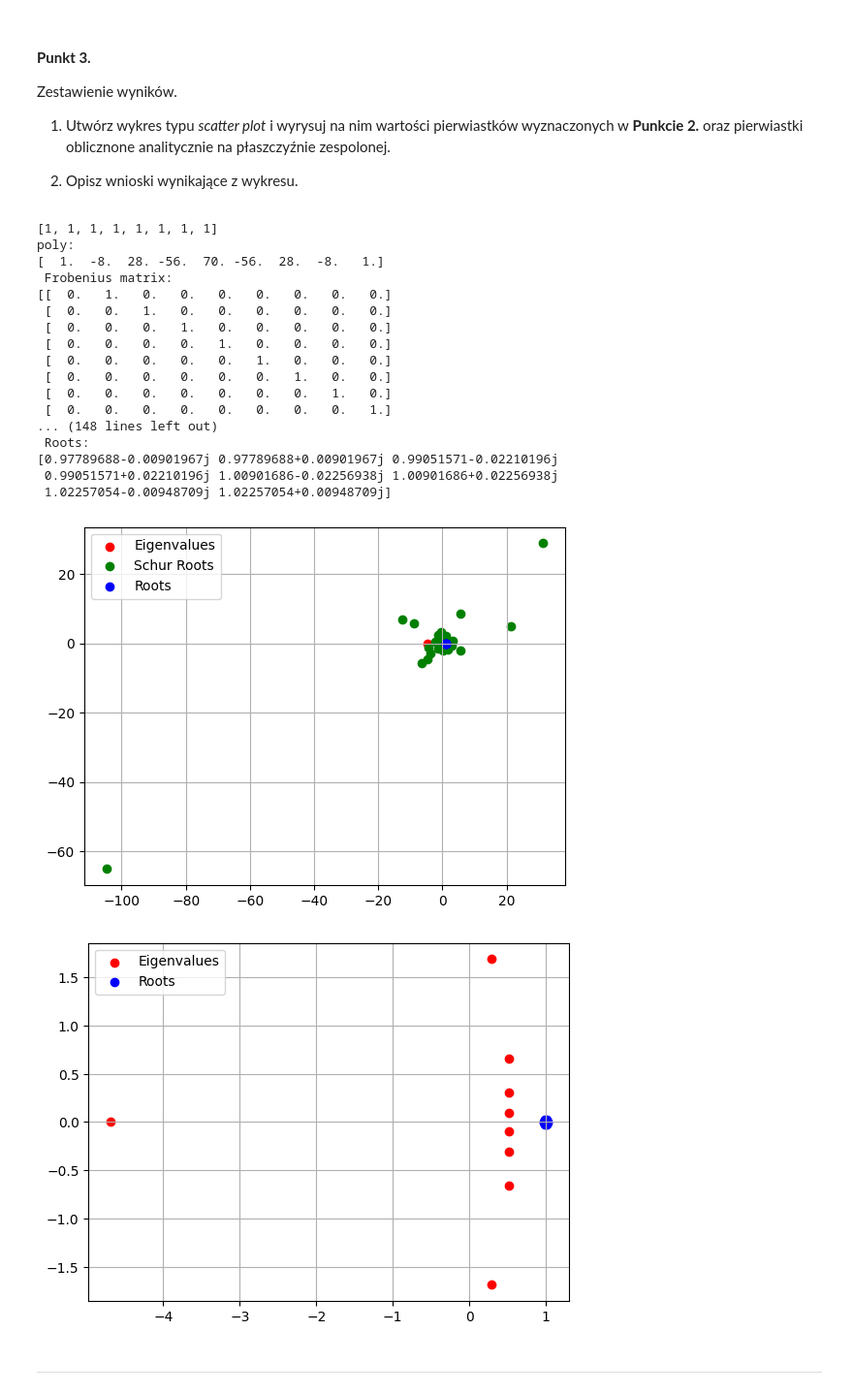
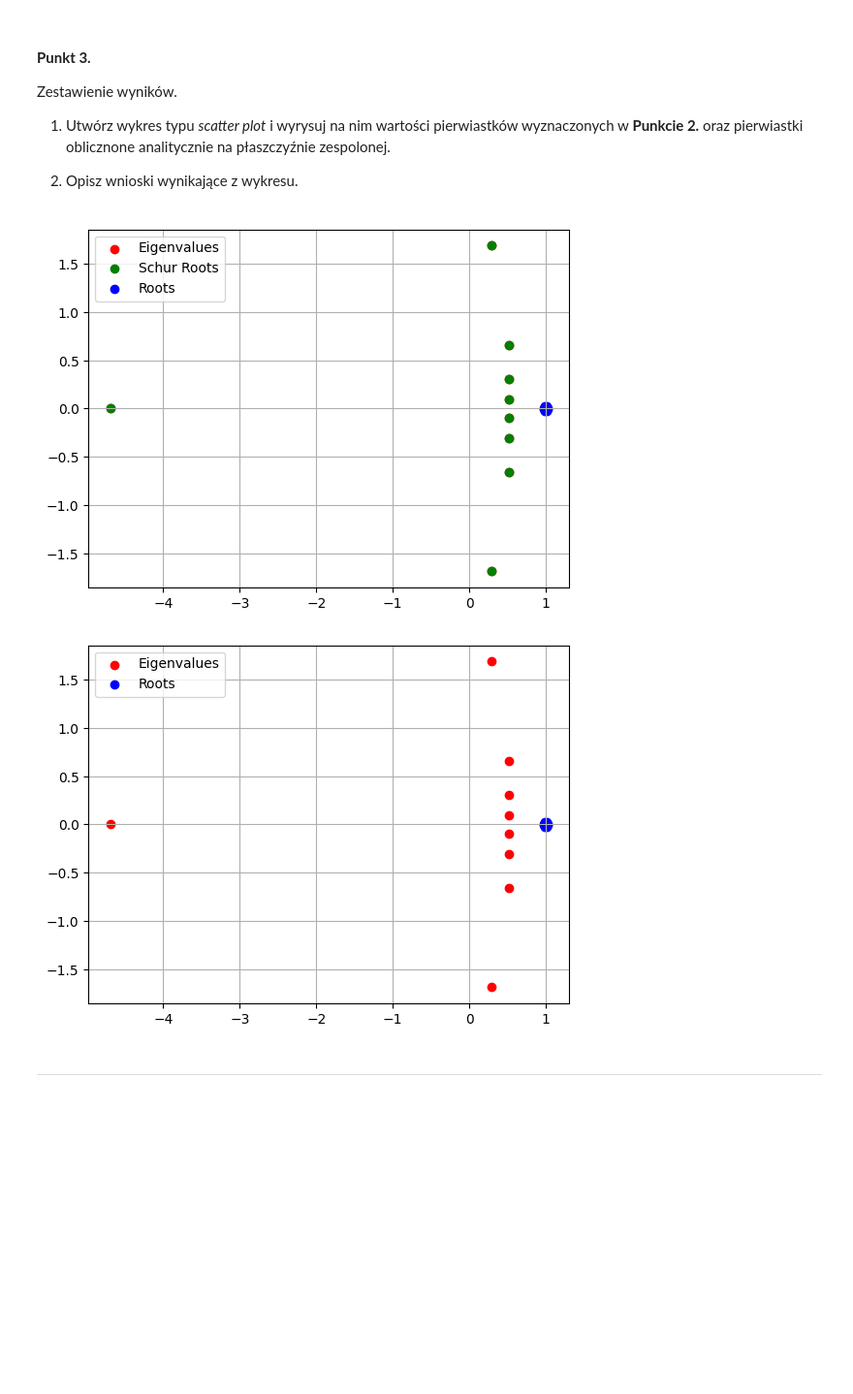
Before and after one commit to MN-KJ-2025/lab-7-pierwiastki-JasinskiKacper, a Jupyter notebook: sprawozdanie.ipynb, the cells around one changed output. Shown at 97% size. Saved outputs shown, nothing was run; the diff lists cells and outputs as text; code cells hidden in the pictures; blank space fills up the shorter version.

```diff
--- a/sprawozdanie.ipynb
+++ b/sprawozdanie.ipynb
@@ -203,60 +192,37 @@ Zestawienie wyników.
 roots = []
 for i in range(0, 8):
     roots.append(1)
-print(roots)
 poly = nppoly.polyfromroots(roots)
-print(f"poly: \n{poly}")
 
 frob_matrix = main.frob_a(poly)
-print(f" Frobenius matrix: \n{frob_matrix}")
 
 # Punkt 2:
 eigvals = np.linalg.eigvals(frob_matrix)
-print(f" Eigenvalues: \n{eigvals}")
 
-schur_real = sp.linalg.schur(frob_matrix, output='real')
-schur_imag = sp.linalg.schur(frob_matrix, output='complex')
-print(f" Schur decomposition: \n{schur_real}\n{schur_imag}")
+T_complex, Z_complex = sp.linalg.schur(frob_matrix, output='complex')
+schur_vals = np.diag(T_complex)
 
 roots = nppoly.polyroots(poly)
-print(f" Roots: \n{roots}")
 
 # Punkt 3:
 
 fig_s, ax_s = plt.subplots()
 ax_s.scatter(eigvals.real, eigvals.imag, color='red', label='Eigenvalues')
-ax_s.scatter(schur_real, schur_imag, color='green', label='Schur Roots')
+ax_s.scatter(schur_vals.real, schur_vals.imag, color='green', label='Schur Roots')
 ax_s.scatter(roots.real, roots.imag, color='blue', label='Roots')
 
 ax_s.legend()
 ax_s.grid(True)
 
 fig, ax = plt.subplots()
 ax.scatter(eigvals.real, eigvals.imag, color='red', label='Eigenvalues')
 
 ax.scatter(roots.real, roots.imag, color='blue', label='Roots')
 
 ax.legend()
 ax.grid(True)
 # %% [output]
-[1, 1, 1, 1, 1, 1, 1, 1]
-poly:
-[  1.  -8.  28. -56.  70. -56.  28.  -8.   1.]
- Frobenius matrix:
-[[  0.   1.   0.   0.   0.   0.   0.   0.   0.]
- [  0.   0.   1.   0.   0.   0.   0.   0.   0.]
- [  0.   0.   0.   1.   0.   0.   0.   0.   0.]
- [  0.   0.   0.   0.   1.   0.   0.   0.   0.]
- [  0.   0.   0.   0.   0.   1.   0.   0.   0.]
- [  0.   0.   0.   0.   0.   0.   1.   0.   0.]
- [  0.   0.   0.   0.   0.   0.   0.   1.   0.]
- [  0.   0.   0.   0.   0.   0.   0.   0.   1.]
-... (148 lines left out)
- Roots:
-[0.97789688-0.00901967j 0.97789688+0.00901967j 0.99051571-0.02210196j
- 0.99051571+0.02210196j 1.00901686-0.02256938j 1.00901686+0.02256938j
- 1.02257054-0.00948709j 1.02257054+0.00948709j]
-[figure, old version]
+[figure, new version]
 [figure]
 # %% [markdown]
 ---
```
Also changed, not shown: parts of 3 cells of this notebook, 1 other file.
